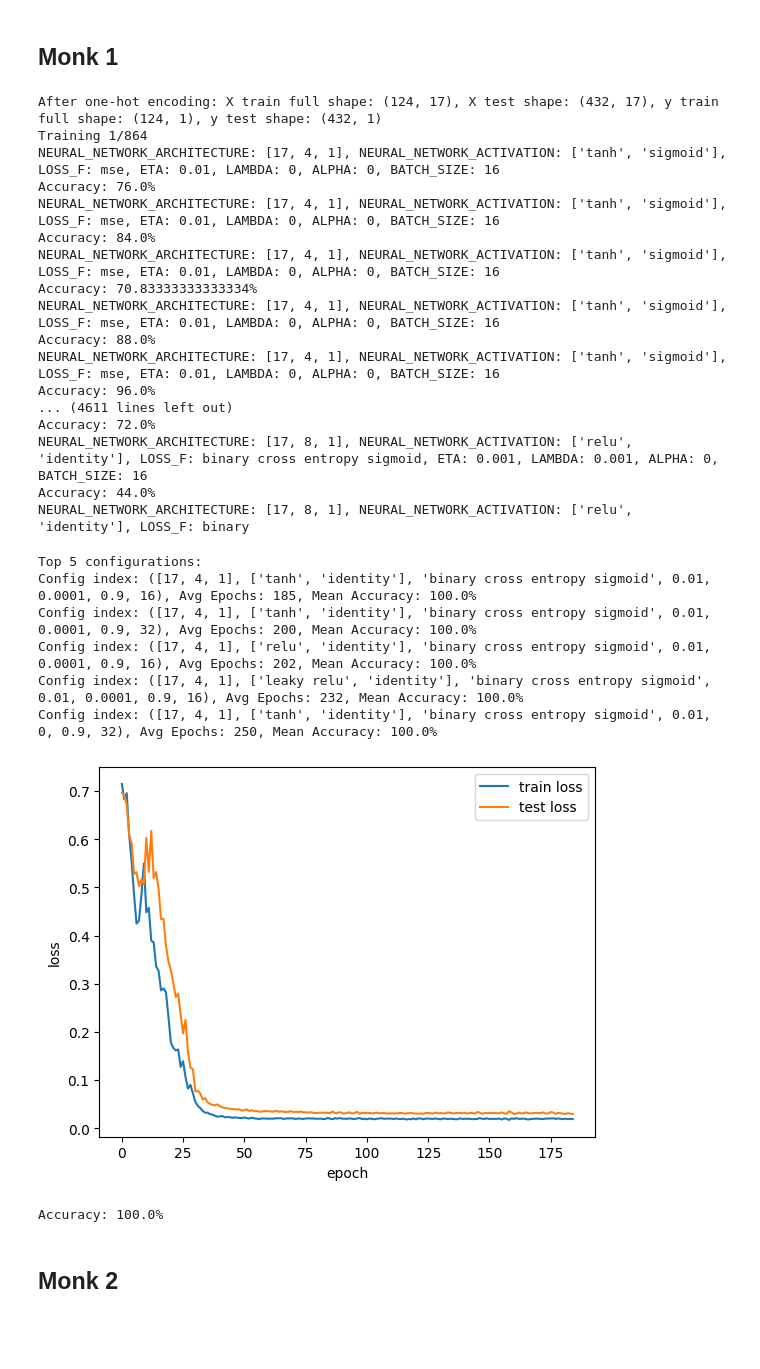
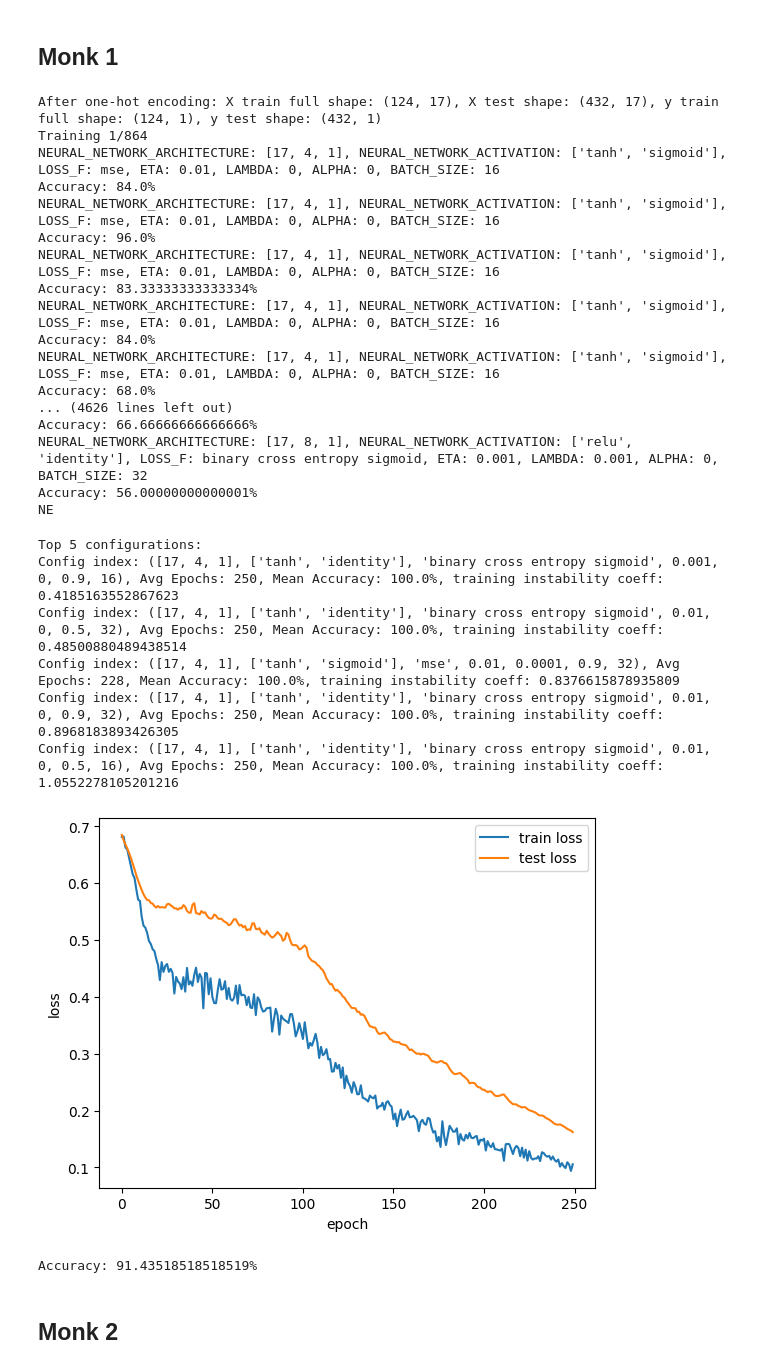
Before and after one commit to effe1209/ProjectML_Course, a Jupyter notebook: monk.ipynb, the cells around one changed output. Saved outputs shown, nothing was run; the diff lists cells and outputs as text; code cells hidden in the pictures; blank space fills up the shorter version.

```diff
--- a/monk.ipynb
+++ b/monk.ipynb
@@ -62,6 +62,17 @@ def count_parameters(architecture):
     for i in range(len(architecture) - 1):
         tot_params += architecture[i] * architecture[i+1] + architecture[i+1] # weights and bias
     return tot_params
+
+# instability coefficient function
+def val_instability_coeff(val_losses: list) -> float:
+    """
+    Takes val loss vec and every time val loss increases we add the diff, uses relative diff, otherwise mse would be biased
+    """
+    instability = 0.0
+    for i in range(1, len(val_losses)):
+        if val_losses[i] > val_losses[i - 1]:
+            instability += (val_losses[i] - val_losses[i - 1]) / val_losses[i - 1]
+    return instability
 # %% [markdown]
 ## Monk 1
 # %%
@@ -80,6 +91,10 @@ for i in range(LEN_CONFIGURATIONS):
 CONFIG_DICTIONARY_EPOCHS = {}
 for i in range(LEN_CONFIGURATIONS):
   CONFIG_DICTIONARY_EPOCHS[i] = 0
+
+CONFIG_DICTIONARY_INSTABILITY = {}
+for i in range(LEN_CONFIGURATIONS):
+  CONFIG_DICTIONARY_INSTABILITY[i] = 0
 
 # Cross Validation X K-folds
 for i in range(LEN_CONFIGURATIONS): #iterate over all configurations
@@ -109,7 +124,7 @@ for i in range(LEN_CONFIGURATIONS): #iterate over all configurations
     )
     best_nn, train_loss_vector, test_loss_vector = trainer.train(print_epochs=False) # returns the best nn based on val, the train and val loss vectors
     CONFIG_DICTIONARY_EPOCHS[i] += len(train_loss_vector) #number of epochs until early stopping or max epochs
-
+    CONFIG_DICTIONARY_INSTABILITY[i] += val_instability_coeff(test_loss_vector)
     #best val accuracy
     out = best_nn.forward(X_val)[-1][-1]
     if LOSS_F == 'binary cross entropy sigmoid':
@@ -121,27 +136,27 @@ for i in range(LEN_CONFIGURATIONS): #iterate over all configurations
 After one-hot encoding: X train full shape: (124, 17), X test shape: (432, 17), y train full shape: (124, 1), y test shape: (432, 1)
 Training 1/864
 NEURAL_NETWORK_ARCHITECTURE: [17, 4, 1], NEURAL_NETWORK_ACTIVATION: ['tanh', 'sigmoid'], LOSS_F: mse, ETA: 0.01, LAMBDA: 0, ALPHA: 0, BATCH_SIZE: 16
-Accuracy: 76.0%
+Accuracy: 84.0%
+NEURAL_NETWORK_ARCHITECTURE: [17, 4, 1], NEURAL_NETWORK_ACTIVATION: ['tanh', 'sigmoid'], LOSS_F: mse, ETA: 0.01, LAMBDA: 0, ALPHA: 0, BATCH_SIZE: 16
+Accuracy: 96.0%
+NEURAL_NETWORK_ARCHITECTURE: [17, 4, 1], NEURAL_NETWORK_ACTIVATION: ['tanh', 'sigmoid'], LOSS_F: mse, ETA: 0.01, LAMBDA: 0, ALPHA: 0, BATCH_SIZE: 16
+Accuracy: 83.33333333333334%
 NEURAL_NETWORK_ARCHITECTURE: [17, 4, 1], NEURAL_NETWORK_ACTIVATION: ['tanh', 'sigmoid'], LOSS_F: mse, ETA: 0.01, LAMBDA: 0, ALPHA: 0, BATCH_SIZE: 16
 Accuracy: 84.0%
 NEURAL_NETWORK_ARCHITECTURE: [17, 4, 1], NEURAL_NETWORK_ACTIVATION: ['tanh', 'sigmoid'], LOSS_F: mse, ETA: 0.01, LAMBDA: 0, ALPHA: 0, BATCH_SIZE: 16
-Accuracy: 70.83333333333334%
-NEURAL_NETWORK_ARCHITECTURE: [17, 4, 1], NEURAL_NETWORK_ACTIVATION: ['tanh', 'sigmoid'], LOSS_F: mse, ETA: 0.01, LAMBDA: 0, ALPHA: 0, BATCH_SIZE: 16
-Accuracy: 88.0%
-NEURAL_NETWORK_ARCHITECTURE: [17, 4, 1], NEURAL_NETWORK_ACTIVATION: ['tanh', 'sigmoid'], LOSS_F: mse, ETA: 0.01, LAMBDA: 0, ALPHA: 0, BATCH_SIZE: 16
-Accuracy: 96.0%
-... (4611 lines left out)
-Accuracy: 72.0%
-NEURAL_NETWORK_ARCHITECTURE: [17, 8, 1], NEURAL_NETWORK_ACTIVATION: ['relu', 'identity'], LOSS_F: binary cross entropy sigmoid, ETA: 0.001, LAMBDA: 0.001, ALPHA: 0, BATCH_SIZE: 16
-Accuracy: 44.0%
-NEURAL_NETWORK_ARCHITECTURE: [17, 8, 1], NEURAL_NETWORK_ACTIVATION: ['relu', 'identity'], LOSS_F: binary
+Accuracy: 68.0%
+... (4626 lines left out)
+Accuracy: 66.66666666666666%
+NEURAL_NETWORK_ARCHITECTURE: [17, 8, 1], NEURAL_NETWORK_ACTIVATION: ['relu', 'identity'], LOSS_F: binary cross entropy sigmoid, ETA: 0.001, LAMBDA: 0.001, ALPHA: 0, BATCH_SIZE: 32
+Accuracy: 56.00000000000001%
+NE
 # %%
 # print the top 5 configurations, sorting criterias: 1 avg accuracy, 2 n parameters (the less the better), 3 epochs trained (the less the better)
-TOP_5_CONFIGS_INDEXES = sorted(CONFIG_DICTIONARY, key=lambda i: (-CONFIG_DICTIONARY[i], count_parameters(CONFIGURATIONS[i][0]), CONFIG_DICTIONARY_EPOCHS[i] // K_FOLDS))[:5]
+TOP_5_CONFIGS_INDEXES = sorted(CONFIG_DICTIONARY, key=lambda i: (-CONFIG_DICTIONARY[i], count_parameters(CONFIGURATIONS[i][0]), CONFIG_DICTIONARY_INSTABILITY[i] / K_FOLDS))[:5]
 print("Top 5 configurations:")
 for i in TOP_5_CONFIGS_INDEXES:
     ACCURACY = CONFIG_DICTIONARY[i] * 100 / K_FOLDS
-    print(f"Config index: {CONFIGURATIONS[i]}, Avg Epochs: {CONFIG_DICTIONARY_EPOCHS[i] // K_FOLDS}, Mean Accuracy: {ACCURACY}%")
+    print(f"Config index: {CONFIGURATIONS[i]}, Avg Epochs: {CONFIG_DICTIONARY_EPOCHS[i] // K_FOLDS}, Mean Accuracy: {ACCURACY}%, training instability coeff: {CONFIG_DICTIONARY_INSTABILITY[i] / K_FOLDS}")
 
 # Get the best configuration and its average epochs + early stop epochs to be sure it converges
 NEURAL_NETWORK_ARCHITECTURE, NEURAL_NETWORK_ACTIVATION, LOSS_F, ETA, LAMBDA, ALPHA, BATCH_SIZE = CONFIGURATIONS[TOP_5_CONFIGS_INDEXES[0]]
@@ -151,40 +166,40 @@ nn = NeuralNetwork(NEURAL_NETWORK_ARCHITECTURE, NEURAL_NETWORK_ACTIVATION, std=0
 trainer = Trainer(
     nn=nn,
     loss=Loss(LOSS_F),
     X_train=X_train_full,
     y_train=y_train_full,
     X_val = X_test,
     y_val=y_test,
     epochs=EPOCHS,
     early_stopping=EPOCHS + 1, #can't early stop because we are using the test set as final evaluation, the +1 is to be extra sure
     eta=ETA,                   # Learning rate iniziale
     lam=LAMBDA,                # L2
     alpha=ALPHA,               # Momentum
     batch_size=BATCH_SIZE,
     shuffle_batches=True
 )
 # still returns the best nn, but we don-t use it for accuracy calculation nor early stopping otherwise it is data leakage
 best_nn, train_loss_vector, test_loss_vector = trainer.train(print_epochs=False)
 
 #plot curves
 plot_curves(train_loss_vector, test_loss_vector, 'loss', 'test')
 
 # val accuracy, we can't early stop because we are using the test set as final evaluation, we can't pick the best nn, we have to use the last nn
 out = nn.forward(X_test)[-1][-1]  #have to use the last trained nn, otherwise is data leakage
 if LOSS_F == 'binary cross entropy sigmoid':
   out = sigmoid(out)
 
 predictions = np.round(out)
 print(f"Accuracy: {np.mean(predictions == y_test) * 100}%")
 # %% [output]
 Top 5 configurations:
-Config index: ([17, 4, 1], ['tanh', 'identity'], 'binary cross entropy sigmoid', 0.01, 0.0001, 0.9, 16), Avg Epochs: 185, Mean Accuracy: 100.0%
-Config index: ([17, 4, 1], ['tanh', 'identity'], 'binary cross entropy sigmoid', 0.01, 0.0001, 0.9, 32), Avg Epochs: 200, Mean Accuracy: 100.0%
-Config index: ([17, 4, 1], ['relu', 'identity'], 'binary cross entropy sigmoid', 0.01, 0.0001, 0.9, 16), Avg Epochs: 202, Mean Accuracy: 100.0%
-Config index: ([17, 4, 1], ['leaky relu', 'identity'], 'binary cross entropy sigmoid', 0.01, 0.0001, 0.9, 16), Avg Epochs: 232, Mean Accuracy: 100.0%
-Config index: ([17, 4, 1], ['tanh', 'identity'], 'binary cross entropy sigmoid', 0.01, 0, 0.9, 32), Avg Epochs: 250, Mean Accuracy: 100.0%
+Config index: ([17, 4, 1], ['tanh', 'identity'], 'binary cross entropy sigmoid', 0.001, 0, 0.9, 16), Avg Epochs: 250, Mean Accuracy: 100.0%, training instability coeff: 0.4185163552867623
+Config index: ([17, 4, 1], ['tanh', 'identity'], 'binary cross entropy sigmoid', 0.01, 0, 0.5, 32), Avg Epochs: 250, Mean Accuracy: 100.0%, training instability coeff: 0.48500880489438514
+Config index: ([17, 4, 1], ['tanh', 'sigmoid'], 'mse', 0.01, 0.0001, 0.9, 32), Avg Epochs: 228, Mean Accuracy: 100.0%, training instability coeff: 0.8376615878935809
+Config index: ([17, 4, 1], ['tanh', 'identity'], 'binary cross entropy sigmoid', 0.01, 0, 0.9, 32), Avg Epochs: 250, Mean Accuracy: 100.0%, training instability coeff: 0.8968183893426305
+Config index: ([17, 4, 1], ['tanh', 'identity'], 'binary cross entropy sigmoid', 0.01, 0, 0.5, 16), Avg Epochs: 250, Mean Accuracy: 100.0%, training instability coeff: 1.0552278105201216
-[figure, old version]
+[figure, new version]
-Accuracy: 100.0%
+Accuracy: 91.43518518518519%
 # %% [markdown]
 ## Monk 2
 # %%
```
Also changed, not shown: parts of 6 cells of this notebook, 1 other file.
